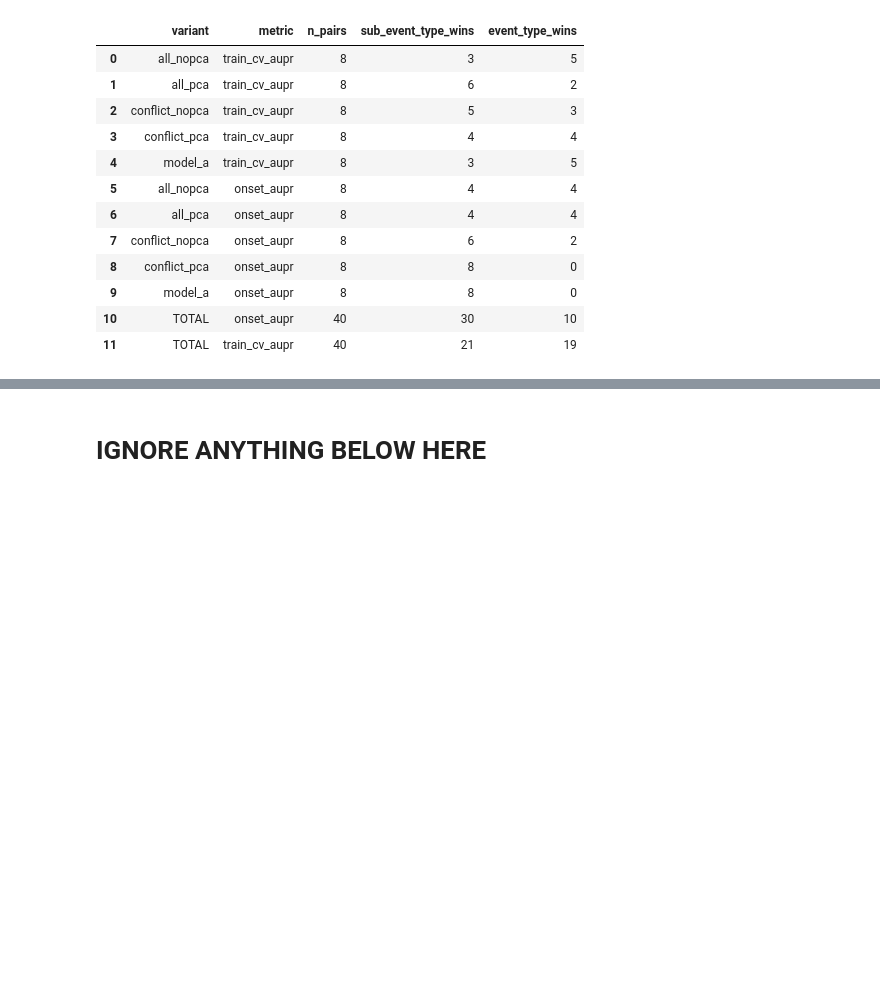
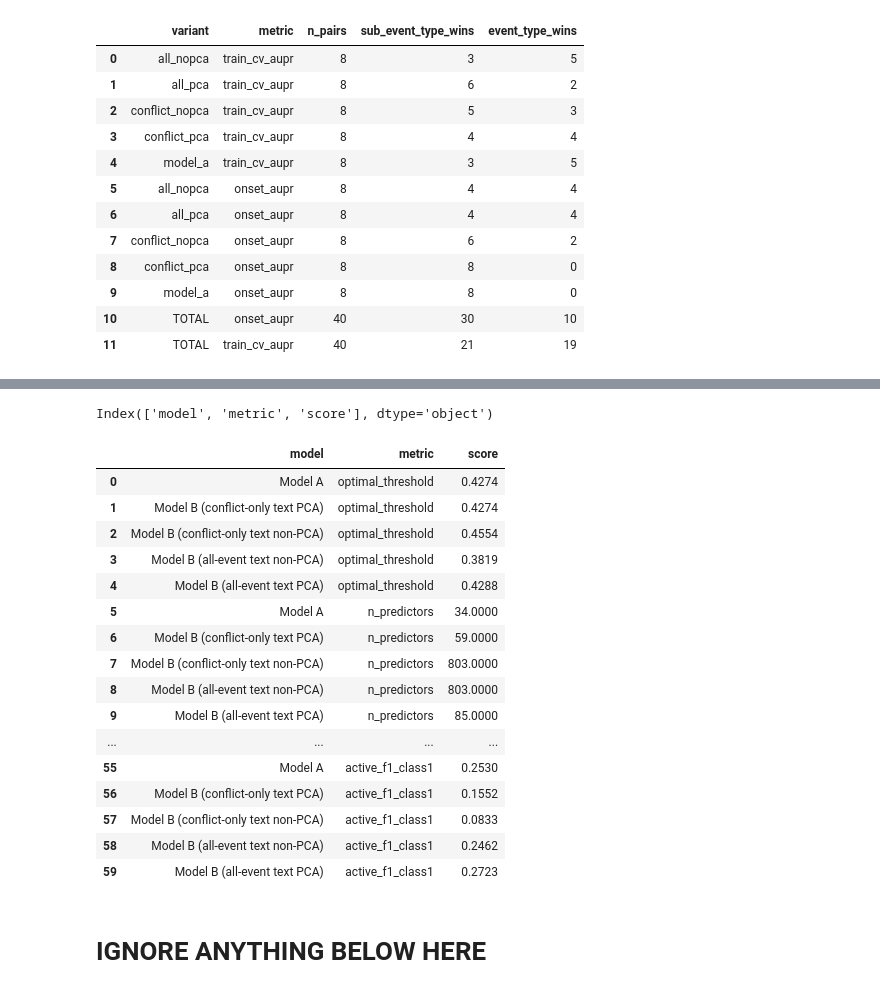
Before and after one commit to eviejones/msc-final-project, a Jupyter notebook: notebooks/03_results.ipynb, the cells around one changed output, grey strips where cells are left out. Saved outputs shown, nothing was run; the diff lists cells and outputs as text; code cells hidden in the pictures; blank space fills up the shorter version.

```diff
--- a/notebooks/03_results.ipynb
+++ b/notebooks/03_results.ipynb
@@ -312,0 +330,24 @@ final_results
+# %%
+best_model_results.columns
+# %% [output]
+Index(['model', 'metric', 'score'], dtype='object')
+# %%
+best_model_results
+# %% [output]
+|  | model | metric | score |
+| 0 | Model A | optimal_threshold | 0.4274 |
+| 1 | Model B (conflict-only text PCA) | optimal_threshold | 0.4274 |
+| 2 | Model B (conflict-only text non-PCA) | optimal_threshold | 0.4554 |
+| 3 | Model B (all-event text non-PCA) | optimal_threshold | 0.3819 |
+| 4 | Model B (all-event text PCA) | optimal_threshold | 0.4288 |
+| 5 | Model A | n_predictors | 34.0000 |
+| 6 | Model B (conflict-only text PCA) | n_predictors | 59.0000 |
+| 7 | Model B (conflict-only text non-PCA) | n_predictors | 803.0000 |
+| 8 | Model B (all-event text non-PCA) | n_predictors | 803.0000 |
+| 9 | Model B (all-event text PCA) | n_predictors | 85.0000 |
+| ... | ... | ... | ... |
+| 55 | Model A | active_f1_class1 | 0.2530 |
+| 56 | Model B (conflict-only text PCA) | active_f1_class1 | 0.1552 |
+| 57 | Model B (conflict-only text non-PCA) | active_f1_class1 | 0.0833 |
+| 58 | Model B (all-event text non-PCA) | active_f1_class1 | 0.2462 |
+| 59 | Model B (all-event text PCA) | active_f1_class1 | 0.2723 |
```
Also changed, not shown: parts of 11 cells of this notebook, 12 other files.
